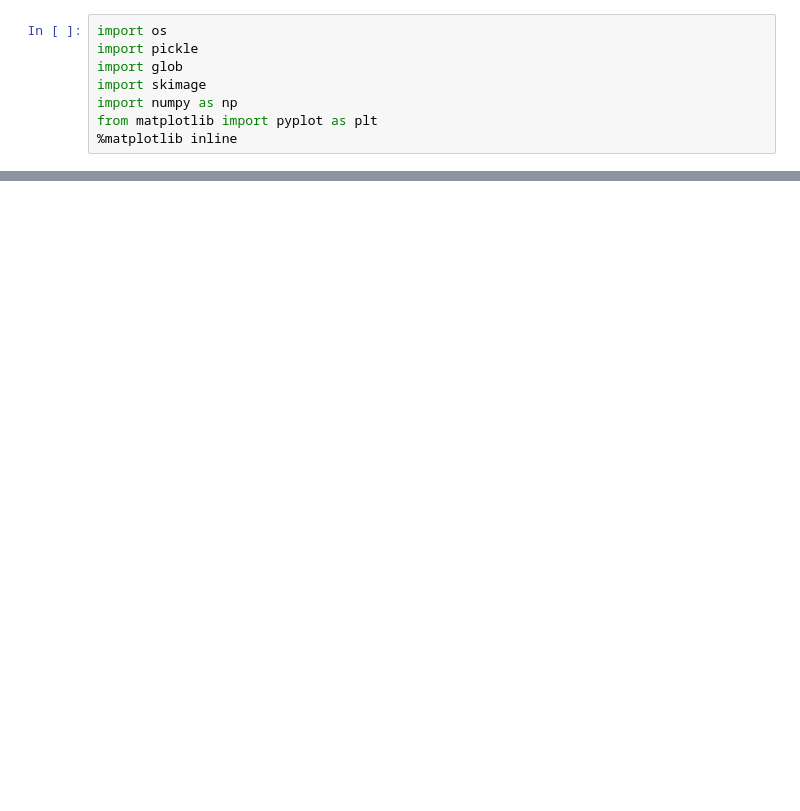
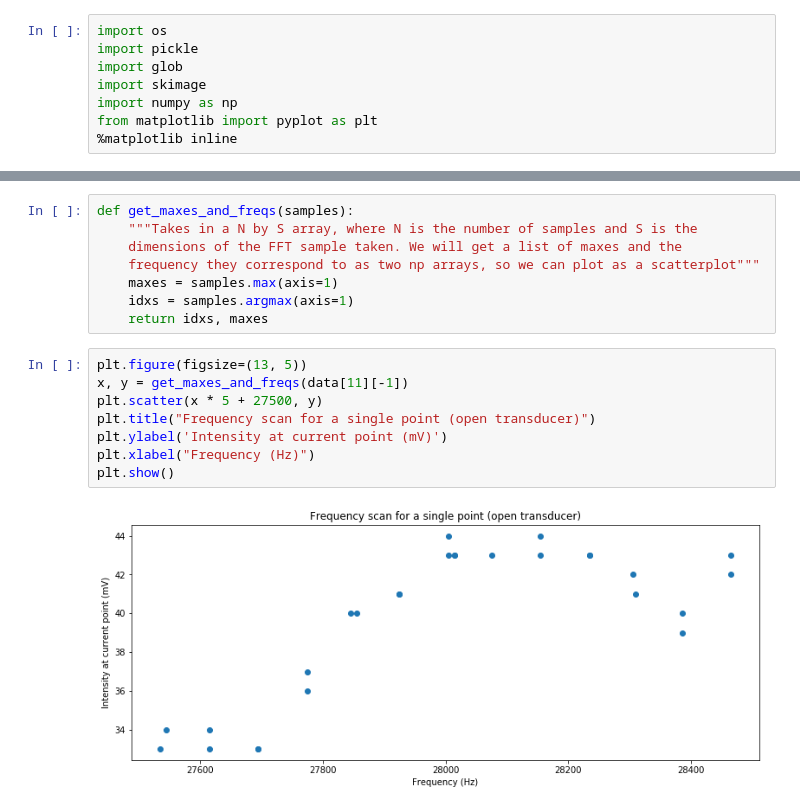
Before and after one commit to wfus/scanning-microphone, a Jupyter notebook: processing/PointScanProcessing.ipynb, the cells around one changed output, grey strips where cells are left out. Cells and saved outputs as stored; diff of their text form; blank space fills up the shorter version.

```diff
--- a/processing/PointScanProcessing.ipynb
+++ b/processing/PointScanProcessing.ipynb
@@ -50,0 +68,18 @@ get_data('../data/1551236003')
+# %%
+def get_maxes_and_freqs(samples):
+    """Takes in a N by S array, where N is the number of samples and S is the
+    dimensions of the FFT sample taken. We will get a list of maxes and the
+    frequency they correspond to as two np arrays, so we can plot as a scatterplot"""
+    maxes = samples.max(axis=1)
+    idxs = samples.argmax(axis=1)
+    return idxs, maxes
+# %%
+plt.figure(figsize=(13, 5))
+x, y = get_maxes_and_freqs(data[11][-1])
+plt.scatter(x * 5 + 27500, y)
+plt.title("Frequency scan for a single point (open transducer)")
+plt.ylabel('Intensity at current point (mV)')
+plt.xlabel("Frequency (Hz)")
+plt.show()
+# %% [output]
+[figure, added]
```
Also changed, not shown: parts of 4 cells of this notebook.
